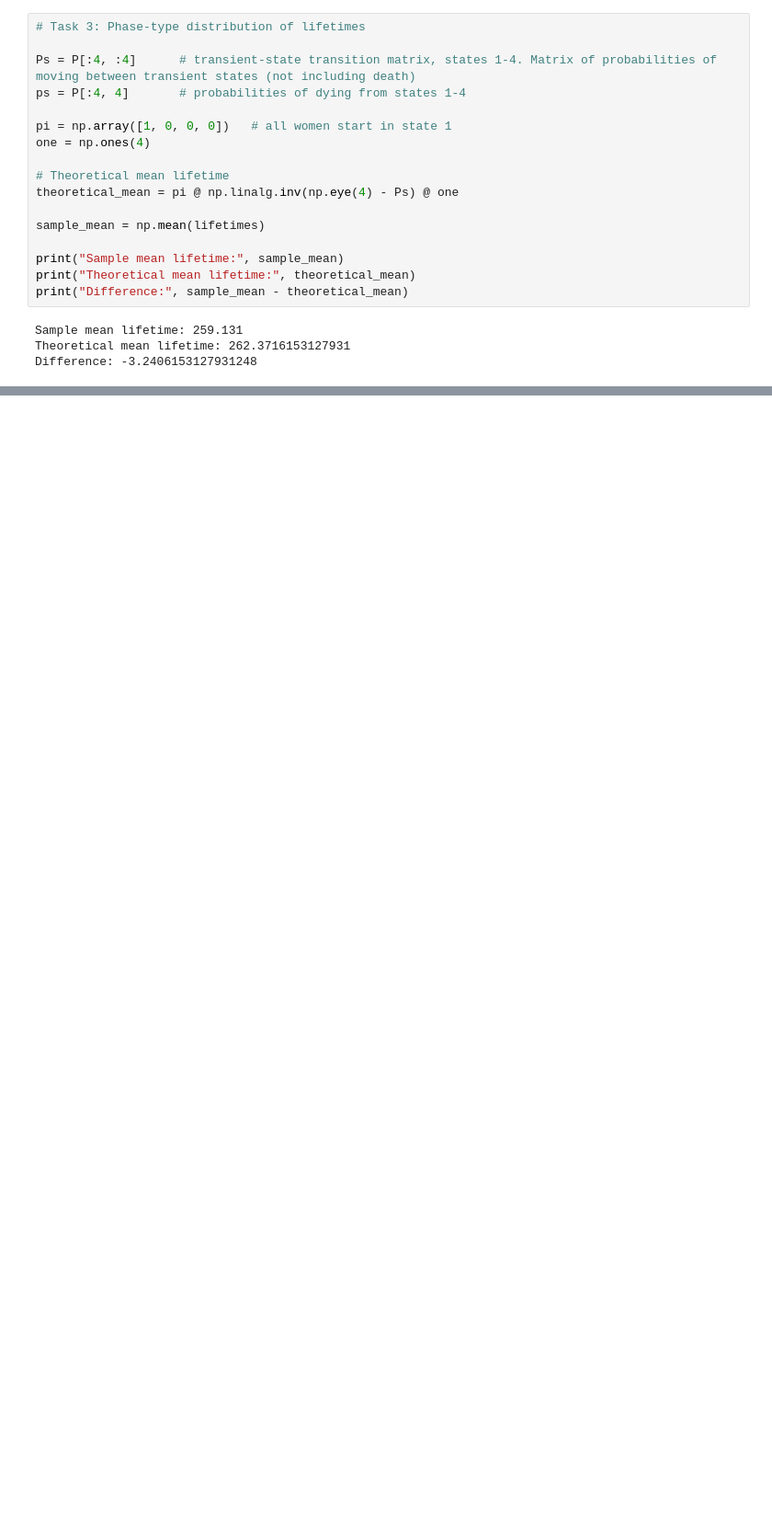
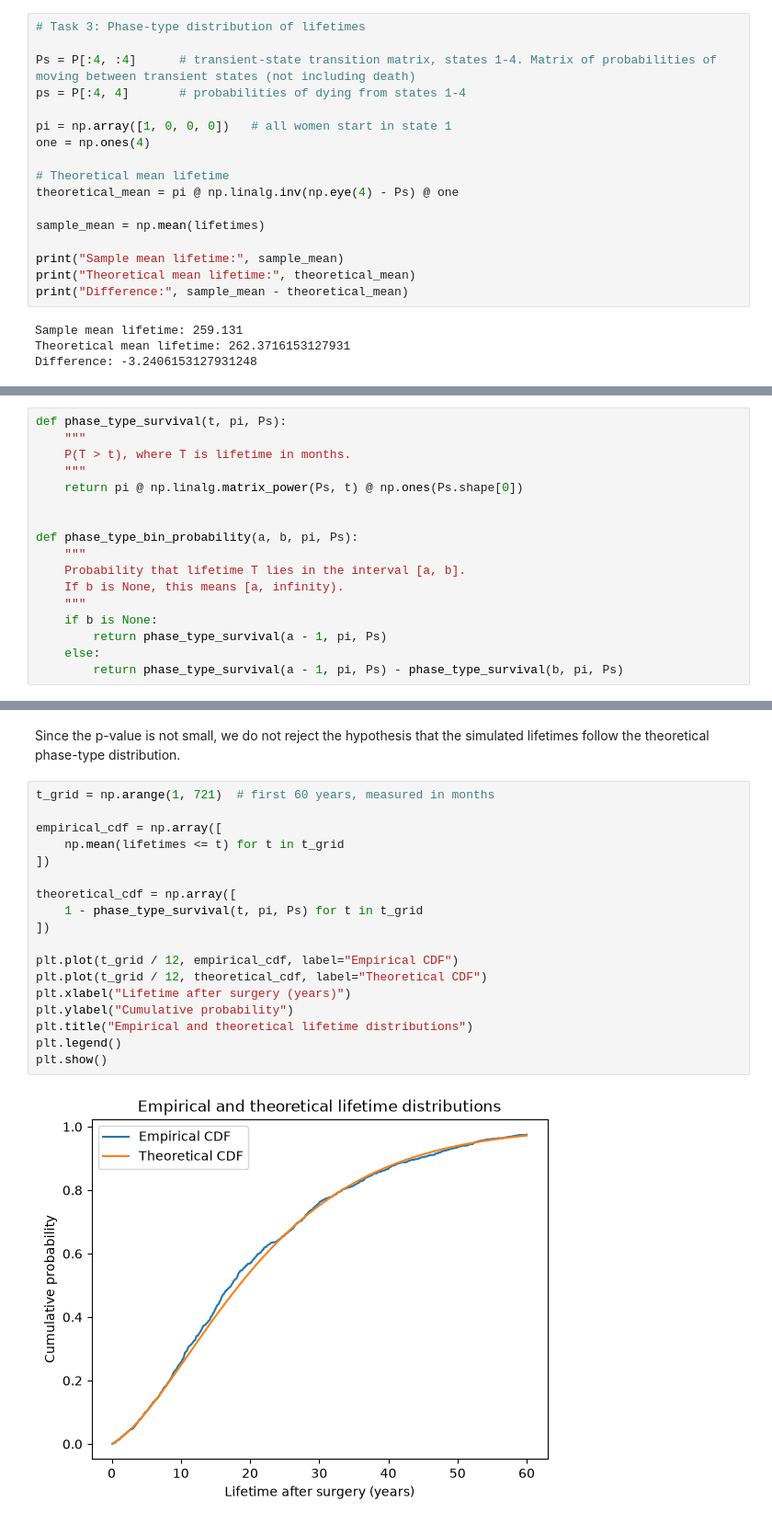
Before and after one commit to VictorMoesgaardStege/Stochastic-Simulation-Project-1, a Jupyter notebook: part1.ipynb, the cells around one changed output, grey strips where cells are left out. Shown at 92% size. Cells and saved outputs as stored; diff of their text form; blank space fills up the shorter version.

```diff
--- a/part1.ipynb
+++ b/part1.ipynb
@@ -265,0 +270,17 @@ Difference: -3.2406153127931248
+# %%
+def phase_type_survival(t, pi, Ps):
+    """
+    P(T > t), where T is lifetime in months.
+    """
+    return pi @ np.linalg.matrix_power(Ps, t) @ np.ones(Ps.shape[0])
+
+
+def phase_type_bin_probability(a, b, pi, Ps):
+    """
+    Probability that lifetime T lies in the interval [a, b].
+    If b is None, this means [a, infinity).
+    """
+    if b is None:
+        return phase_type_survival(a - 1, pi, Ps)
+    else:
+        return phase_type_survival(a - 1, pi, Ps) - phase_type_survival(b, pi, Ps)
@@ -265,0 +360,22 @@ Difference: -3.2406153127931248
+# %% [markdown]
+Since the p-value is not small, we do not reject the hypothesis that the simulated lifetimes follow the theoretical phase-type distribution.
+# %%
+t_grid = np.arange(1, 721)  # first 60 years, measured in months
+
+empirical_cdf = np.array([
+    np.mean(lifetimes <= t) for t in t_grid
+])
+
+theoretical_cdf = np.array([
+    1 - phase_type_survival(t, pi, Ps) for t in t_grid
+])
+
+plt.plot(t_grid / 12, empirical_cdf, label="Empirical CDF")
+plt.plot(t_grid / 12, theoretical_cdf, label="Theoretical CDF")
+plt.xlabel("Lifetime after surgery (years)")
+plt.ylabel("Cumulative probability")
+plt.title("Empirical and theoretical lifetime distributions")
+plt.legend()
+plt.show()
+# %% [output]
+[figure, added]
```
Also changed, not shown: parts of 8 cells of this notebook.
